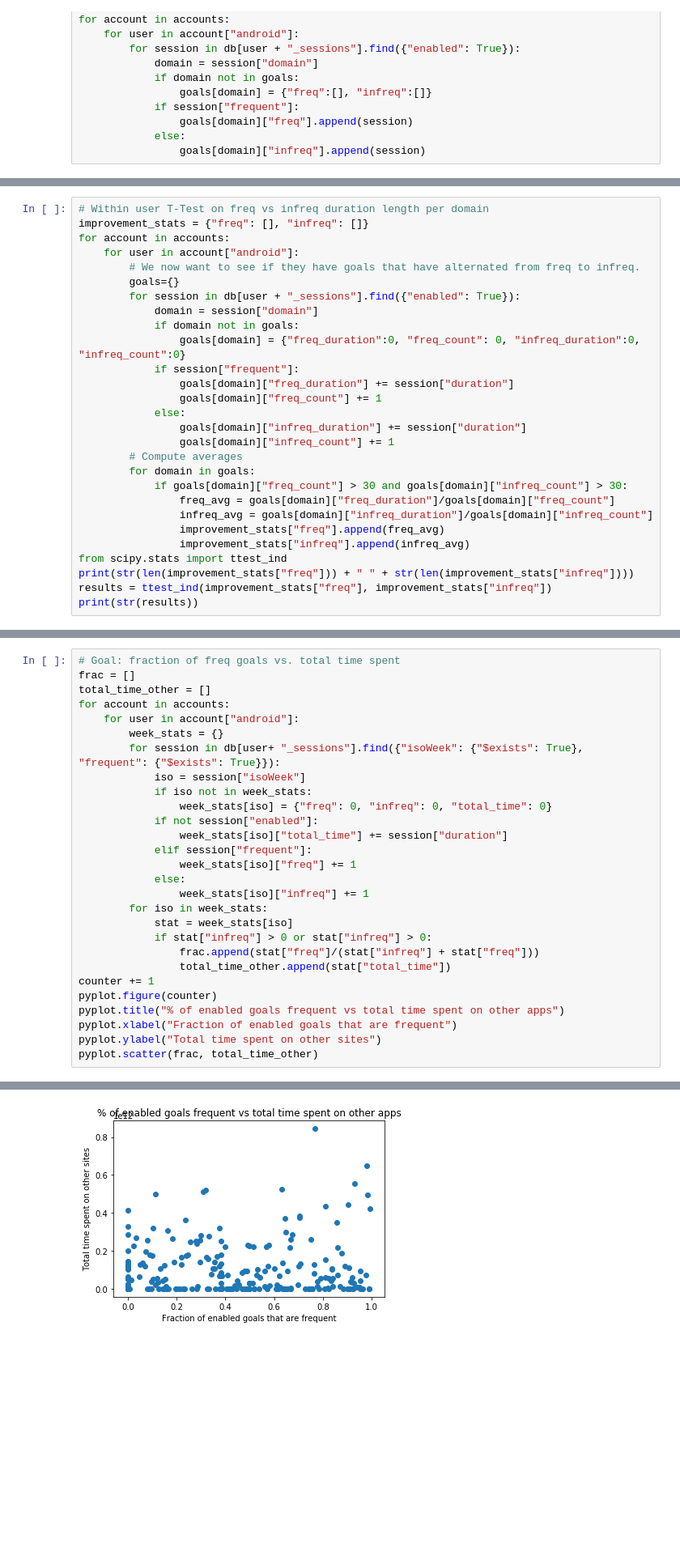
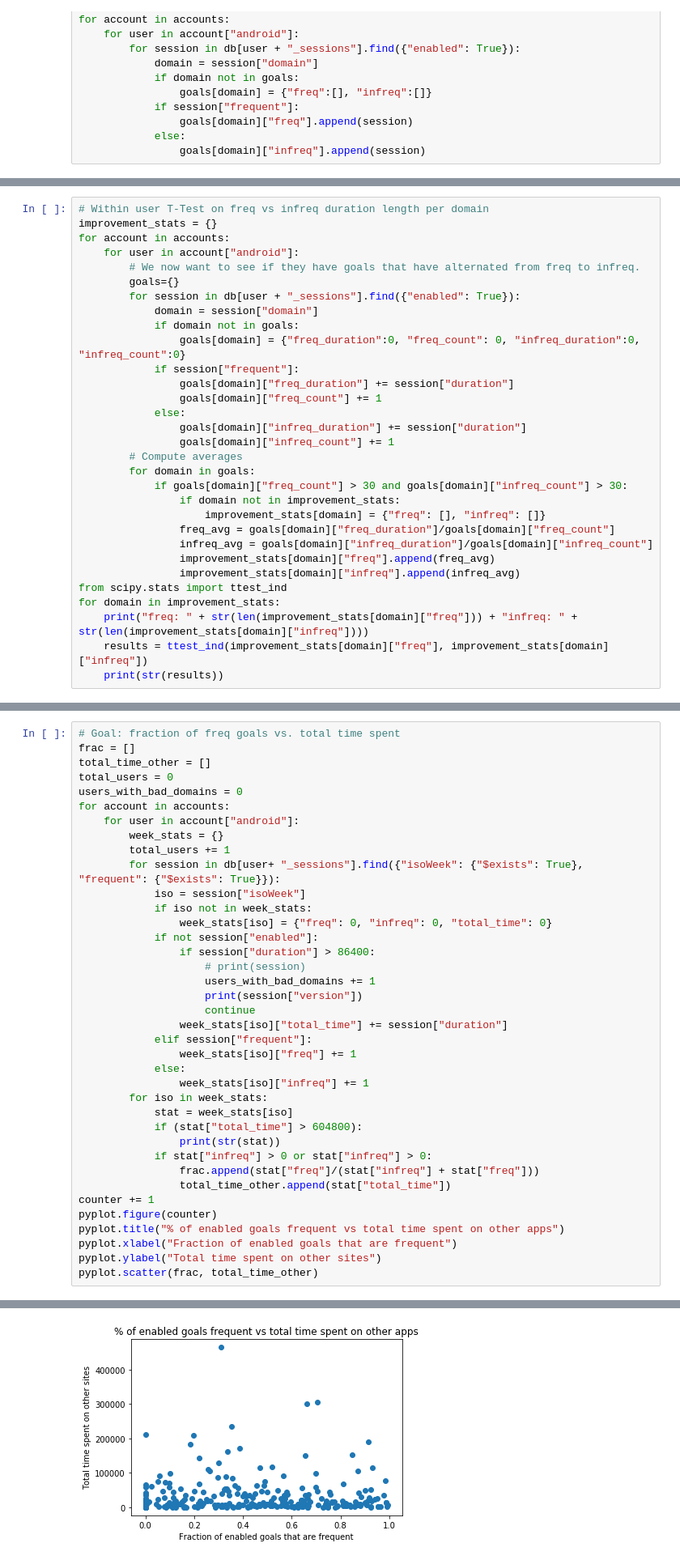
Before and after one commit to gkovacs/habitlab-conservation-analysis, a Jupyter notebook: Android App Frequent vs. Infrequent Comparisons.ipynb, the cells around one changed output, grey strips where cells are left out. Shown at 81% size. Cells and saved outputs as stored; diff of their text form; blank space fills up the shorter version.

```diff
--- a/Android App Frequent vs. Infrequent Comparisons.ipynb
+++ b/Android App Frequent vs. Infrequent Comparisons.ipynb
@@ -138,6 +156,6 @@ infreq avg: 133.9029298609056
 # %%
 # Within user T-Test on freq vs infreq duration length per domain
-improvement_stats = {"freq": [], "infreq": []}
+improvement_stats = {}
 for account in accounts:
     for user in account["android"]:
         # We now want to see if they have goals that have alternated from freq to infreq.
@@ -155,12 +173,15 @@ for account in accounts:
         # Compute averages
         for domain in goals:
             if goals[domain]["freq_count"] > 30 and goals[domain]["infreq_count"] > 30:
+                if domain not in improvement_stats:
+                    improvement_stats[domain] = {"freq": [], "infreq": []}
                 freq_avg = goals[domain]["freq_duration"]/goals[domain]["freq_count"]
                 infreq_avg = goals[domain]["infreq_duration"]/goals[domain]["infreq_count"]
-                improvement_stats["freq"].append(freq_avg)
-                improvement_stats["infreq"].append(infreq_avg)
+                improvement_stats[domain]["freq"].append(freq_avg)
+                improvement_stats[domain]["infreq"].append(infreq_avg)
 from scipy.stats import ttest_ind
-print(str(len(improvement_stats["freq"])) + " " + str(len(improvement_stats["infreq"])))
-results = ttest_ind(improvement_stats["freq"], improvement_stats["infreq"])
-print(str(results))
+for domain in improvement_stats:
+    print("freq: " + str(len(improvement_stats[domain]["freq"])) + "infreq: " + str(len(improvement_stats[domain]["infreq"])))
+    results = ttest_ind(improvement_stats[domain]["freq"], improvement_stats[domain]["infreq"])
+    print(str(results))
 # %% [output]
@@ -170,14 +206,22 @@ Ttest_indResult(statistic=-0.644795259691027, pvalue=0.5205363588257785)
 # Goal: fraction of freq goals vs. total time spent
 frac = []
 total_time_other = []
+total_users = 0
+users_with_bad_domains = 0
 for account in accounts:
     for user in account["android"]:
         week_stats = {}
+        total_users += 1
         for session in db[user+ "_sessions"].find({"isoWeek": {"$exists": True}, "frequent": {"$exists": True}}):
             iso = session["isoWeek"]
             if iso not in week_stats:
                 week_stats[iso] = {"freq": 0, "infreq": 0, "total_time": 0}
             if not session["enabled"]:
+                if session["duration"] > 86400:
+                    # print(session)
+                    users_with_bad_domains += 1
+                    print(session["version"])
+                    continue
                 week_stats[iso]["total_time"] += session["duration"]
             elif session["frequent"]:
                 week_stats[iso]["freq"] += 1
@@ -185,6 +229,8 @@ for account in accounts:
                 week_stats[iso]["infreq"] += 1
         for iso in week_stats:
             stat = week_stats[iso]
+            if (stat["total_time"] > 604800):
+                print(str(stat))
             if stat["infreq"] > 0 or stat["infreq"] > 0:
                 frac.append(stat["freq"]/(stat["infreq"] + stat["freq"]))
                 total_time_other.append(stat["total_time"])
@@ -199,4 +262,4 @@ pyplot.scatter(frac, total_time_other)
-[figure, old version]
+[figure, new version]
 # %%
 from scipy import stats
 stats.linregress(frac, total_time_other)
```
Also changed, not shown: parts of 8 cells of this notebook, 3 other files.
